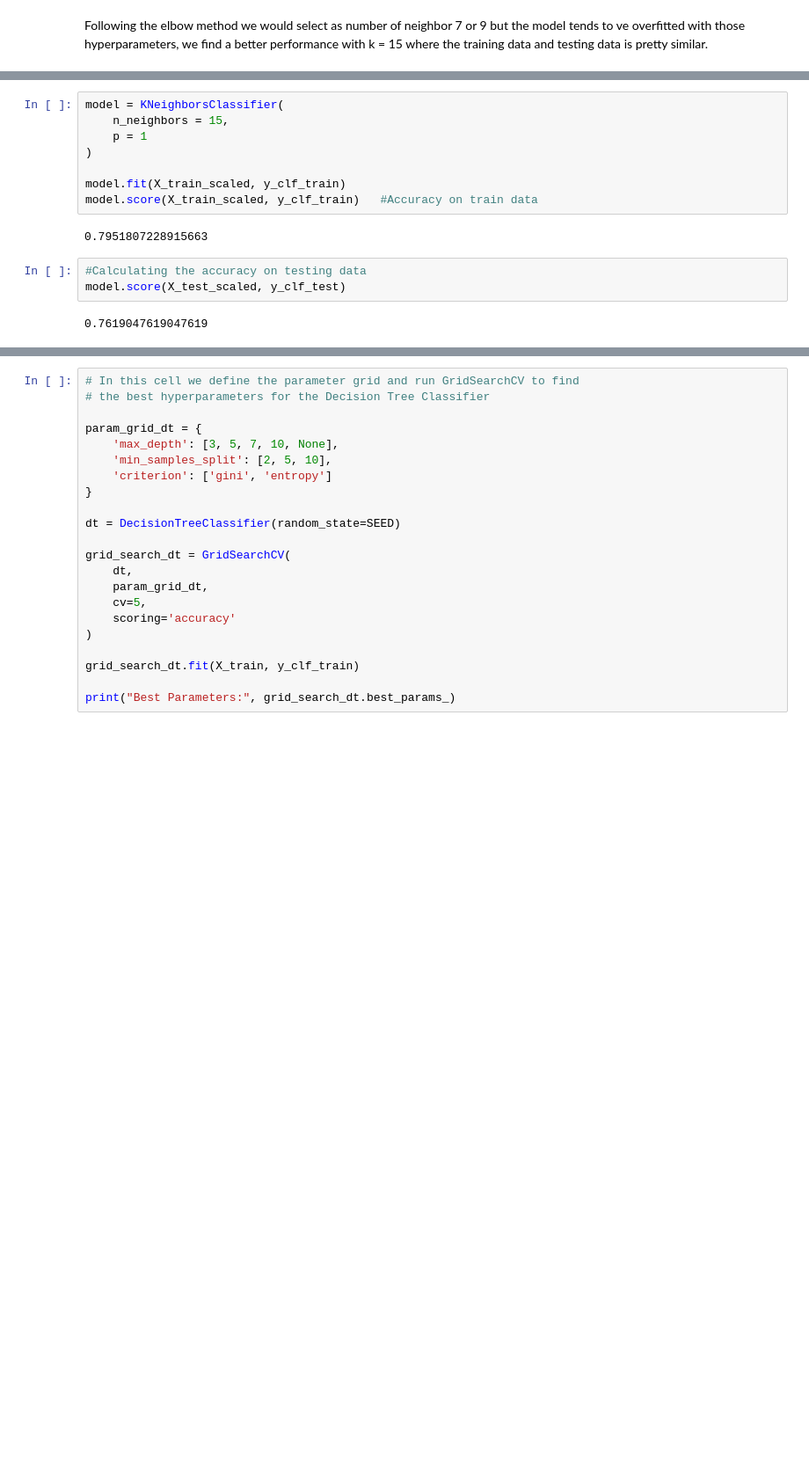
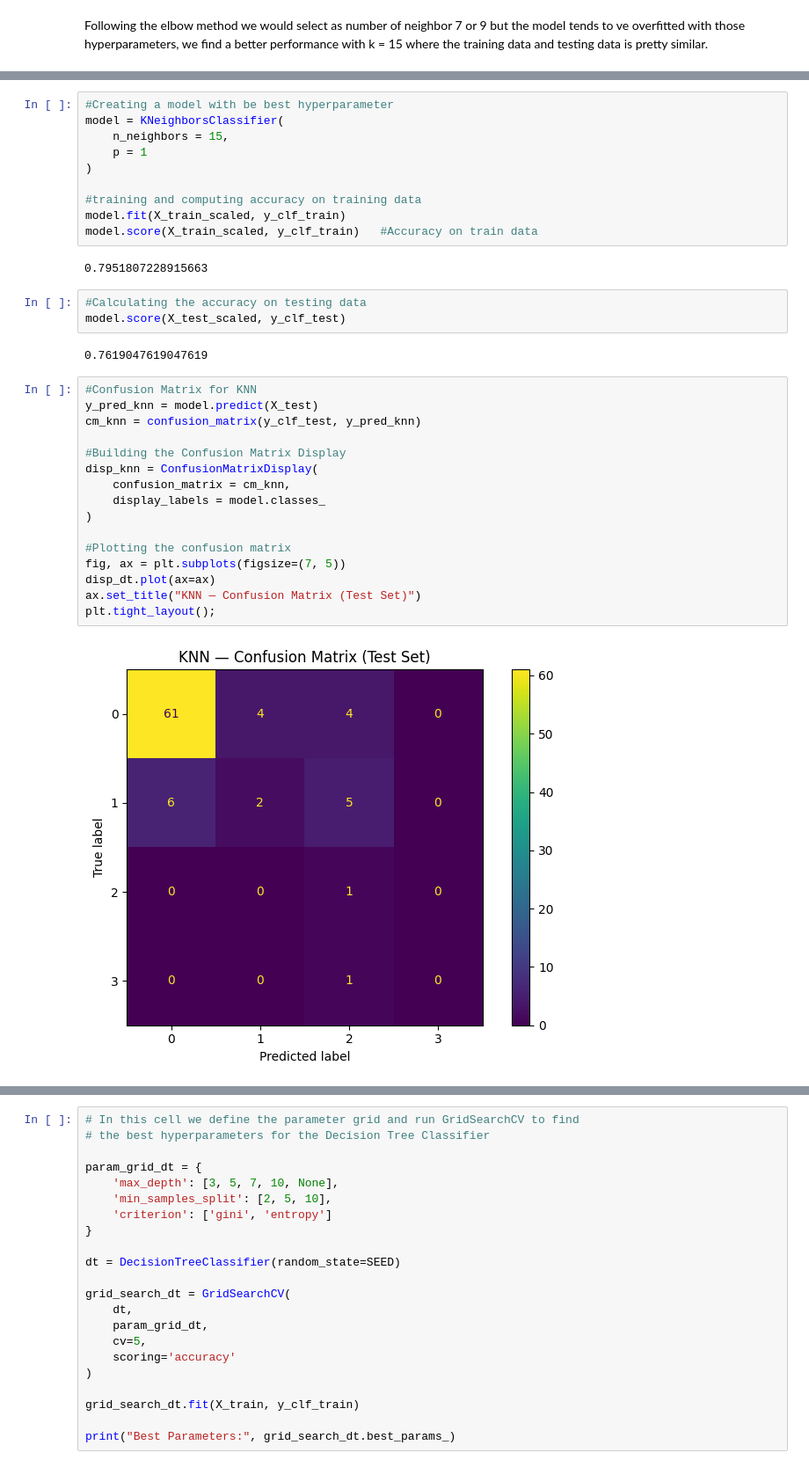
Before and after one commit to Carlos-PC05/FinalProjectCS-362, a Jupyter notebook: FinalReport_SP26_RV_PC_MASTERFILE.ipynb, the cells around one changed output, grey strips where cells are left out. Shown at 88% size. Drawn from its saved outputs; the diff is of its cells as text; blank space fills up the shorter version.

```diff
--- a/FinalReport_SP26_RV_PC_MASTERFILE.ipynb
+++ b/FinalReport_SP26_RV_PC_MASTERFILE.ipynb
@@ -1303,9 +1349,11 @@ Following the elbow method we would select as number of neighbor 7 or 9 but the
 # %%
+#Creating a model with be best hyperparameter
 model = KNeighborsClassifier(
     n_neighbors = 15,
     p = 1
 )
 
+#training and computing accuracy on training data
 model.fit(X_train_scaled, y_clf_train)
 model.score(X_train_scaled, y_clf_train)   #Accuracy on train data
 # %% [output]
@@ -1315,3 +1363,21 @@ model.score(X_train_scaled, y_clf_train)   #Accuracy on train data
 model.score(X_test_scaled, y_clf_test)
 # %% [output]
 0.7619047619047619
+# %%
+#Confusion Matrix for KNN
+y_pred_knn = model.predict(X_test)
+cm_knn = confusion_matrix(y_clf_test, y_pred_knn)
+
+#Building the Confusion Matrix Display
+disp_knn = ConfusionMatrixDisplay(
+    confusion_matrix = cm_knn,
+    display_labels = model.classes_
+)
+
+#Plotting the confusion matrix
+fig, ax = plt.subplots(figsize=(7, 5))
+disp_dt.plot(ax=ax)
+ax.set_title("KNN — Confusion Matrix (Test Set)")
+plt.tight_layout();
+# %% [output]
+[figure, added]
```
Also changed, not shown: parts of 47 cells of this notebook.
